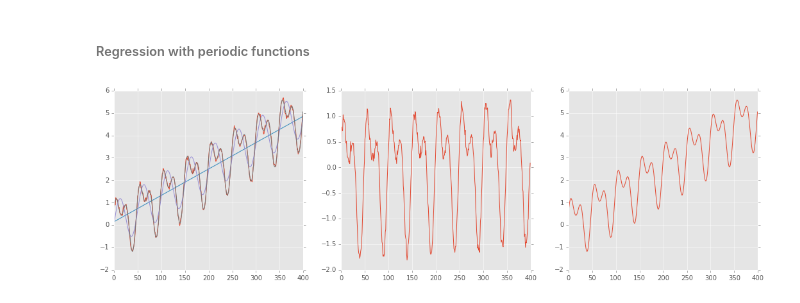
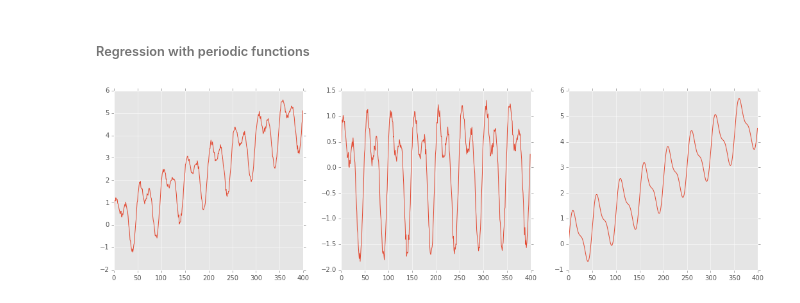
Before and after one commit to pvarsh/applied_data_science, a Jupyter notebook: bikeshare/code/pandas_time_series.ipynb, the cells around one changed output. Cells and saved outputs as stored; diff of their text form; code cells hidden in the pictures.

```diff
--- a/bikeshare/code/pandas_time_series.ipynb
+++ b/bikeshare/code/pandas_time_series.ipynb
@@ -268,24 +268,25 @@ model1.fit(X1, y1)
 
 ts['pred1'] = model1.predict(X1)
 
-y2, X2 = patsy.dmatrices('data ~ ind + np.sin(ind) + np.sin(2*ind + 1)', data = ts, return_type = "matrix")
+y2, X2 = patsy.dmatrices('data ~ ind + np.sin(ind) + np.sin(2*ind)', data = ts, return_type = "matrix")
 model2 = LinearRegression()
 model2.fit(X2, y2)
 ts['pred2'] = model2.predict(X2)
+ts['resid'] = ts.data - ts.pred
 # %%
 fig, [ax1, ax2, ax3] = plt.subplots(ncols = 3, figsize = (18, 5))
 
 ax1.plot(ts.data)
-ax1.plot(ts.pred)
+#ax1.plot(ts.pred)
 
 ax2.plot(ts.data-ts.pred)
 
-ax1.plot(ts.pred1)
-ax1.plot(ts.pred2)
+#ax1.plot(ts.pred1)
+#ax1.plot(ts.pred2)
 ax3.plot(ts.pred2)
 
 
 plt.show()
 # %% [output]
-[figure, old version]
+[figure, new version]
 # %%
```
Also changed, not shown: parts of 20 cells of this notebook, 5 other files.
